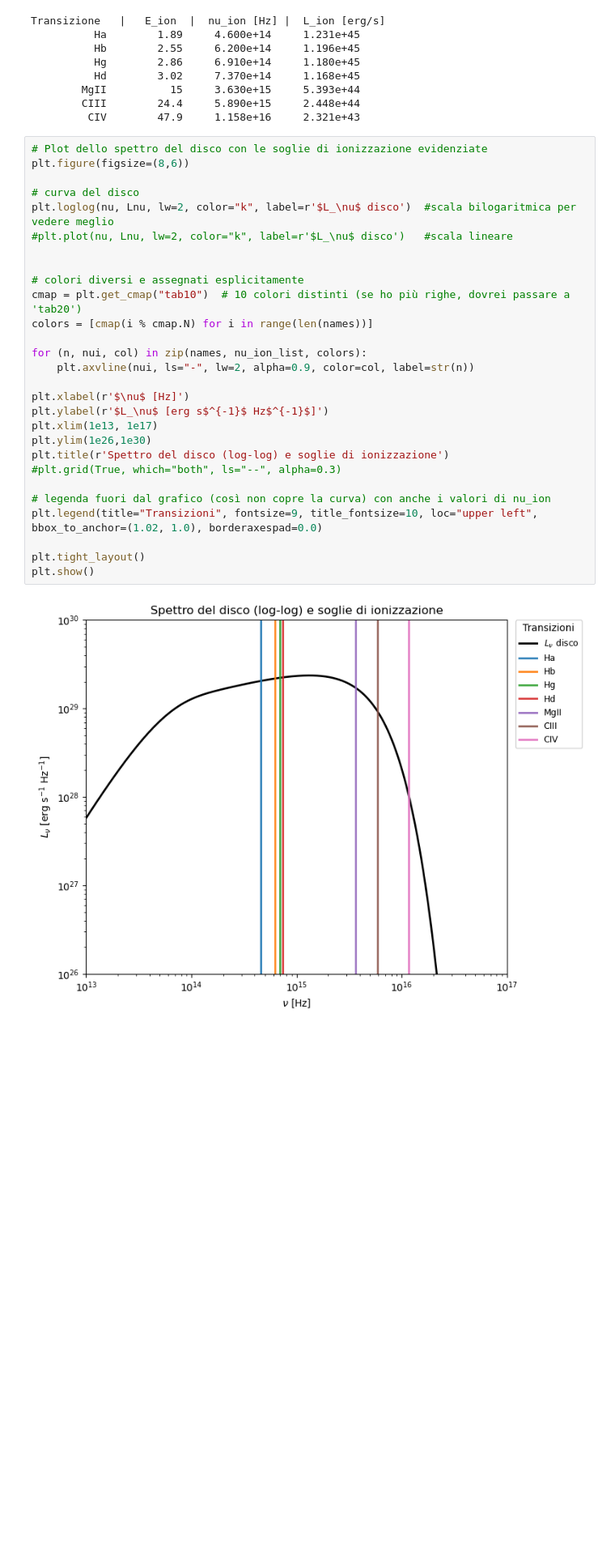
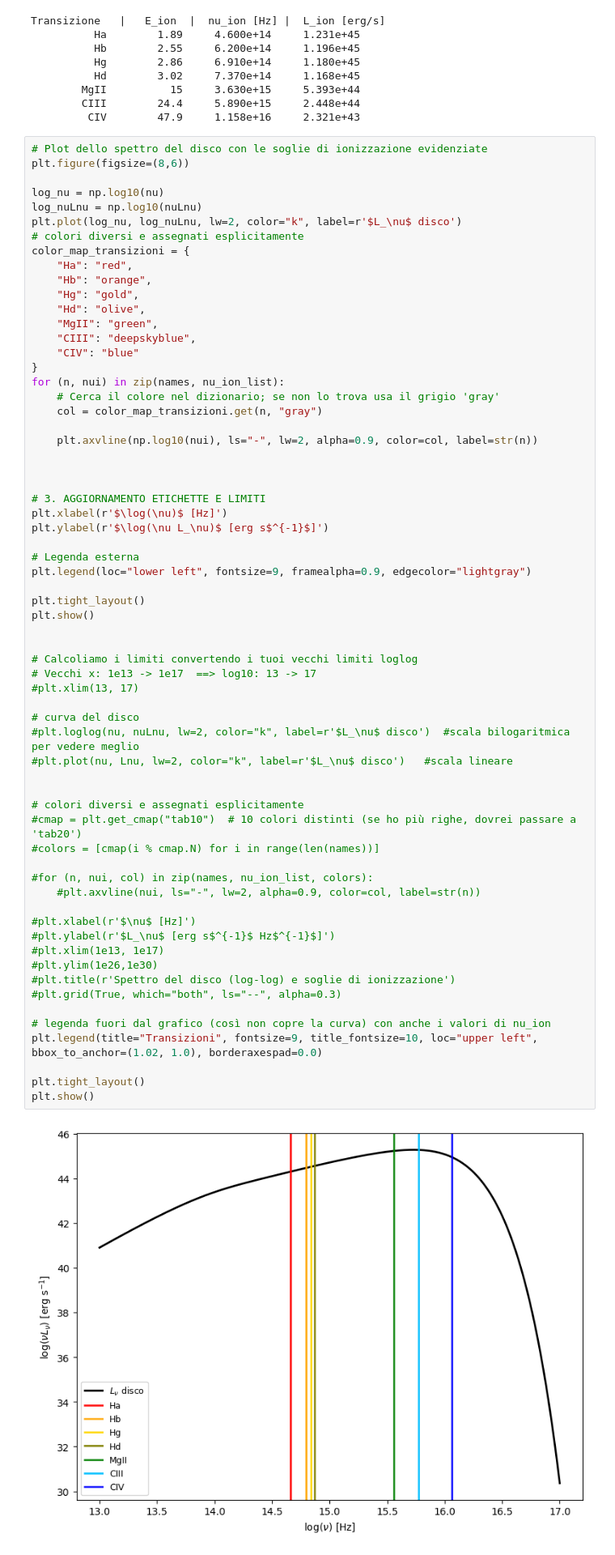
Before and after one commit to maddaba/Programmi_per_tesi, a Jupyter notebook: disco_SS.ipynb, the cells around one changed output. Shown at 81% size. Saved outputs shown, nothing was run; the diff lists cells and outputs as text; blank space fills up the shorter version.

```diff
--- a/disco_SS.ipynb
+++ b/disco_SS.ipynb
@@ -278,30 +277,66 @@ Transizione   |   E_ion  |  nu_ion [Hz] |  L_ion [erg/s]
 # %%
 # Plot dello spettro del disco con le soglie di ionizzazione evidenziate
 plt.figure(figsize=(8,6))
 
+log_nu = np.log10(nu)
+log_nuLnu = np.log10(nuLnu)
+plt.plot(log_nu, log_nuLnu, lw=2, color="k", label=r'$L_\nu$ disco')
+# colori diversi e assegnati esplicitamente
+color_map_transizioni = {
+    "Ha": "red",
+    "Hb": "orange",
+    "Hg": "gold",
+    "Hd": "olive",
+    "MgII": "green",
+    "CIII": "deepskyblue",
+    "CIV": "blue"
+}
+for (n, nui) in zip(names, nu_ion_list):
+    # Cerca il colore nel dizionario; se non lo trova usa il grigio 'gray'
+    col = color_map_transizioni.get(n, "gray")
+
+    plt.axvline(np.log10(nui), ls="-", lw=2, alpha=0.9, color=col, label=str(n))
+
+
+
+# 3. AGGIORNAMENTO ETICHETTE E LIMITI
+plt.xlabel(r'$\log(\nu)$ [Hz]')
+plt.ylabel(r'$\log(\nu L_\nu)$ [erg s$^{-1}$]')
+
+# Legenda esterna
+plt.legend(loc="lower left", fontsize=9, framealpha=0.9, edgecolor="lightgray")
+
+plt.tight_layout()
+plt.show()
+
+
+# Calcoliamo i limiti convertendo i tuoi vecchi limiti loglog
+# Vecchi x: 1e13 -> 1e17  ==> log10: 13 -> 17
+#plt.xlim(13, 17)
+
 # curva del disco
-plt.loglog(nu, Lnu, lw=2, color="k", label=r'$L_\nu$ disco')  #scala bilogaritmica per vedere meglio
+#plt.loglog(nu, nuLnu, lw=2, color="k", label=r'$L_\nu$ disco')  #scala bilogaritmica per vedere meglio
 #plt.plot(nu, Lnu, lw=2, color="k", label=r'$L_\nu$ disco')   #scala lineare
 
 
 # colori diversi e assegnati esplicitamente
-cmap = plt.get_cmap("tab10")  # 10 colori distinti (se ho più righe, dovrei passare a 'tab20')
-colors = [cmap(i % cmap.N) for i in range(len(names))]
+#cmap = plt.get_cmap("tab10")  # 10 colori distinti (se ho più righe, dovrei passare a 'tab20')
+#colors = [cmap(i % cmap.N) for i in range(len(names))]
 
-for (n, nui, col) in zip(names, nu_ion_list, colors):
-    plt.axvline(nui, ls="-", lw=2, alpha=0.9, color=col, label=str(n))
+#for (n, nui, col) in zip(names, nu_ion_list, colors):
+    #plt.axvline(nui, ls="-", lw=2, alpha=0.9, color=col, label=str(n))
 
-plt.xlabel(r'$\nu$ [Hz]')
-plt.ylabel(r'$L_\nu$ [erg s$^{-1}$ Hz$^{-1}$]')
-plt.xlim(1e13, 1e17)
-plt.ylim(1e26,1e30)
-plt.title(r'Spettro del disco (log-log) e soglie di ionizzazione')
+#plt.xlabel(r'$\nu$ [Hz]')
+#plt.ylabel(r'$L_\nu$ [erg s$^{-1}$ Hz$^{-1}$]')
+#plt.xlim(1e13, 1e17)
+#plt.ylim(1e26,1e30)
+#plt.title(r'Spettro del disco (log-log) e soglie di ionizzazione')
 #plt.grid(True, which="both", ls="--", alpha=0.3)
 
 # legenda fuori dal grafico (così non copre la curva) con anche i valori di nu_ion
 plt.legend(title="Transizioni", fontsize=9, title_fontsize=10, loc="upper left", bbox_to_anchor=(1.02, 1.0), borderaxespad=0.0)
 
 plt.tight_layout()
 plt.show()
 # %% [output]
-[figure, old version]
+[figure, new version]
```
Also changed, not shown: parts of 4 cells of this notebook, 20 other files.
